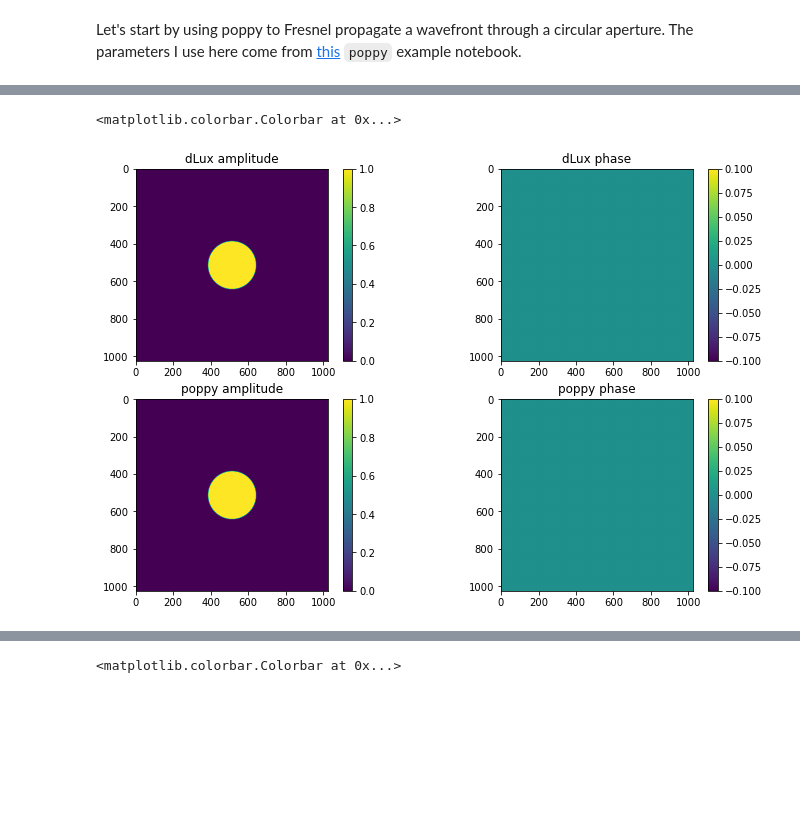
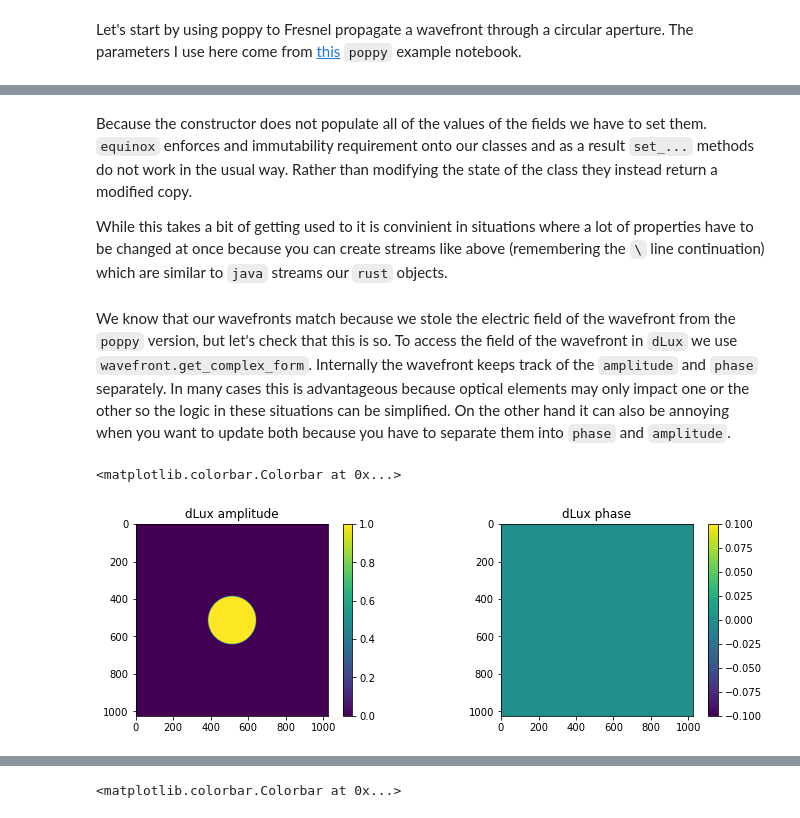
Before and after one commit to anand0xff/dLux, a Jupyter notebook: dLux/dev/FresnelExample.ipynb, the cells around one changed output, grey strips where cells are left out. Cells and saved outputs as stored; diff of their text form; code cells hidden in the pictures; blank space fills up the shorter version.

```diff
--- a/dLux/dev/FresnelExample.ipynb
+++ b/dLux/dev/FresnelExample.ipynb
@@ -16,4 +19,10 @@ As a result a `GaussianPropagator` is instantiated whenever we want to take a de
 A general principle of `dLux` is to abstract mathematically as well as physically, so that the development of physically informed neural network models is easy. The way that this works is the `GaussianPropagator` essentially acts as a differentiable network layer.
 # %% [markdown]
 Let's start by using poppy to Fresnel propagate a wavefront through a circular aperture. The parameters I use here come from [this](https://github.com/spacetelescope/poppy/blob/develop/notebooks/Fresnel_Propagation_Demo.ipynb) `poppy` example notebook.
+# %%
+p_wavefront = FresnelWavefront(0.5 * meter, wavelength=2200e-9, npix=256, oversample=4)
+p_wavefront *= PCircularAperture(radius=0.5)
+save = p_wavefront.wavefront
+p_wavefront.propagate_fresnel(5000 * meter)
+field = p_wavefront.wavefront
 # %%
@@ -59,5 +62,4 @@ field = p_wavefront.wavefront
 # %%
 wavefront = GaussianWavefront(offset, wavelength, radius)\
-    .update_phasor(np.abs(field), np.angle(field))\
-    .set_pixel_scale(2 * radius / npix)\
-    .position_after(-5000.)
+    .update_phasor(np.abs(save), np.angle(save))\
+    .set_pixel_scale(2 * radius / npix)
@@ -66,24 +66,20 @@ field = wavefront.get_complex_form()
+# %% [markdown]
+Because the constructor does not populate all of the values of the fields we have to set them. `equinox` enforces and immutability requirement onto our classes and as a result `set_...` methods do not work in the usual way. Rather than modifying the state of the class they instead return a modified copy.
+
+While this takes a bit of getting used to it is convinient in situations where a lot of properties have to be changed at once because you can create streams like above (remembering the `\` line continuation) which are similar to `java` streams our `rust` objects.
+# %% [markdown]
+We know that our wavefronts match because we stole the electric field of the wavefront from the `poppy` version, but let's check that this is so. To access the field of the wavefront in `dLux` we use `wavefront.get_complex_form`. Internally the wavefront keeps track of the `amplitude` and `phase` separately. In many cases this is advantageous because optical elements may only impact one or the other so the logic in these situations can be simplified. On the other hand it can also be annoying when you want to update both because you have to separate them into `phase` and `amplitude`.
 # %%
 pyplot.figure(figsize=(12, 12))
 pyplot.subplot(3, 2, 1)
 pyplot.title("dLux amplitude")
-pyplot.imshow(np.abs(field))
+pyplot.imshow(wavefront.amplitude)
 pyplot.colorbar()
 
 pyplot.subplot(3, 2, 2)
 pyplot.title("dLux phase")
-pyplot.imshow(np.angle(field))
+pyplot.imshow(wavefront.phase)
 pyplot.colorbar()
-
-pyplot.subplot(3, 2, 3)
-pyplot.title("poppy amplitude")
-pyplot.imshow(np.abs(p_wavefront.wavefront))
-pyplot.colorbar()
-
-pyplot.subplot(3, 2, 4)
-pyplot.title("poppy phase")
-pyplot.imshow(np.angle(p_wavefront.wavefront))
-pyplot.colorbar()
 # %% [output]
 <matplotlib.colorbar.Colorbar at 0x...>
-[figure, old version]
+[figure, new version]
```
Also changed, not shown: parts of 28 cells of this notebook, 1 other file.
